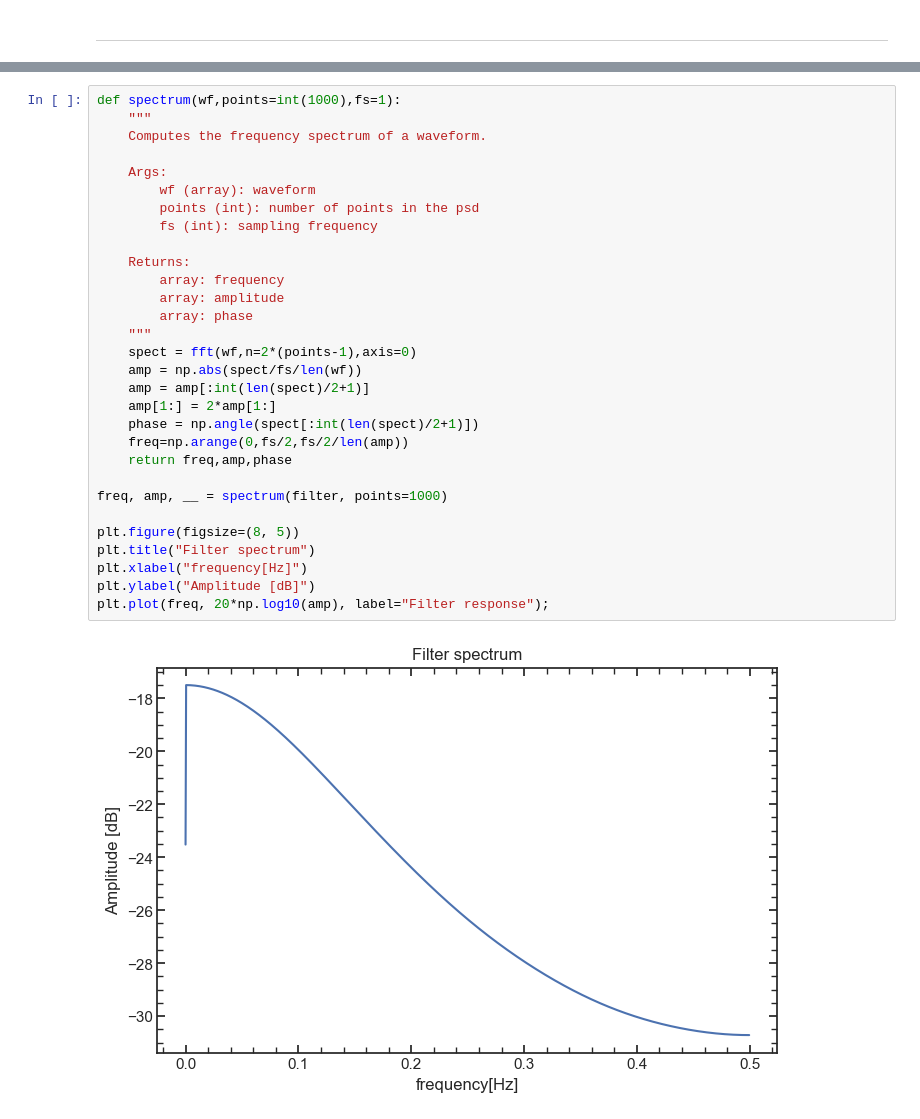
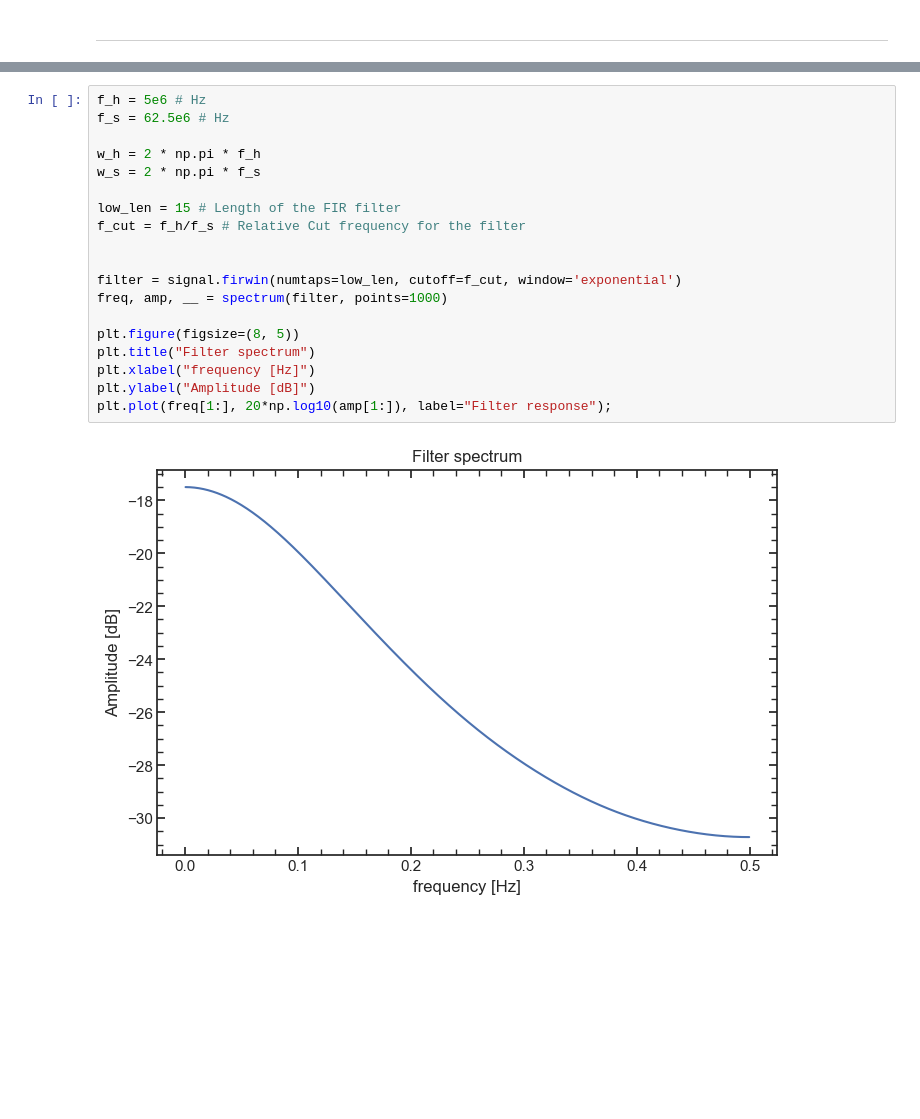
Before and after one commit to GaudioRf/JFETModel, a Jupyter notebook: ideal_pulses.ipynb, the cells around one changed output, grey strips where cells are left out. Saved outputs shown, nothing was run; the diff lists cells and outputs as text; blank space fills up the shorter version.

Commit message:
new analysis and plots

```diff
--- a/ideal_pulses.ipynb
+++ b/ideal_pulses.ipynb
@@ -189,35 +217,24 @@ filter = signal.firwin(numtaps=low_len, cutoff=f_cut, window='exponential')
 # %%
-def spectrum(wf,points=int(1000),fs=1):
-    """
-    Computes the frequency spectrum of a waveform.
+f_h = 5e6 # Hz
+f_s = 62.5e6 # Hz
 
-    Args:
-        wf (array): waveform
-        points (int): number of points in the psd
-        fs (int): sampling frequency
+w_h = 2 * np.pi * f_h
+w_s = 2 * np.pi * f_s
 
-    Returns:
-        array: frequency
-        array: amplitude
-        array: phase
-    """
-    spect = fft(wf,n=2*(points-1),axis=0)
-    amp = np.abs(spect/fs/len(wf))
-    amp = amp[:int(len(spect)/2+1)]
-    amp[1:] = 2*amp[1:]
-    phase = np.angle(spect[:int(len(spect)/2+1)])
-    freq=np.arange(0,fs/2,fs/2/len(amp))
-    return freq,amp,phase
+low_len = 15 # Length of the FIR filter
+f_cut = f_h/f_s # Relative Cut frequency for the filter
 
+
+filter = signal.firwin(numtaps=low_len, cutoff=f_cut, window='exponential')
 freq, amp, __ = spectrum(filter, points=1000)
 
 plt.figure(figsize=(8, 5))
 plt.title("Filter spectrum")
-plt.xlabel("frequency[Hz]")
+plt.xlabel("frequency [Hz]")
 plt.ylabel("Amplitude [dB]")
-plt.plot(freq, 20*np.log10(amp), label="Filter response");
+plt.plot(freq[1:], 20*np.log10(amp[1:]), label="Filter response");
 # %% [output]
-[figure, old version]
+[figure, new version]
 # %%
 signal_sampled = voltage[:, ::16]
 time = np.linspace(0, (max_len + 22400)*1e-9, 1500) # ns
```
Also changed, not shown: parts of 9 cells of this notebook, 3 other files.
